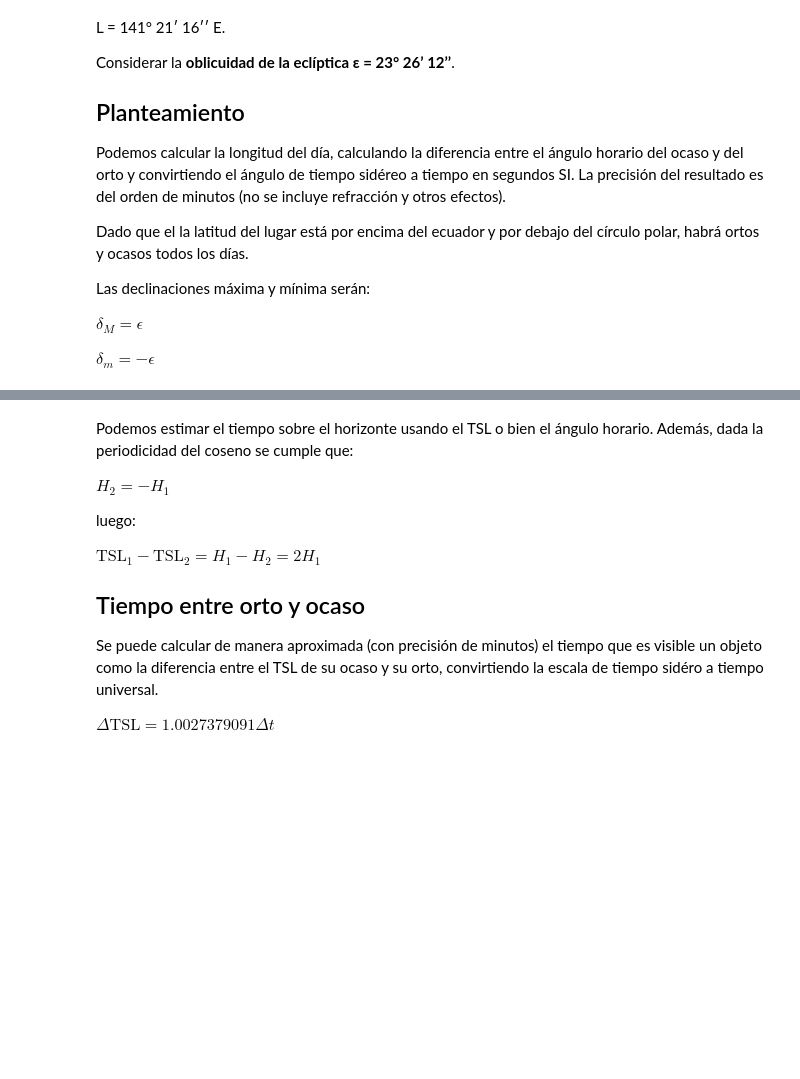
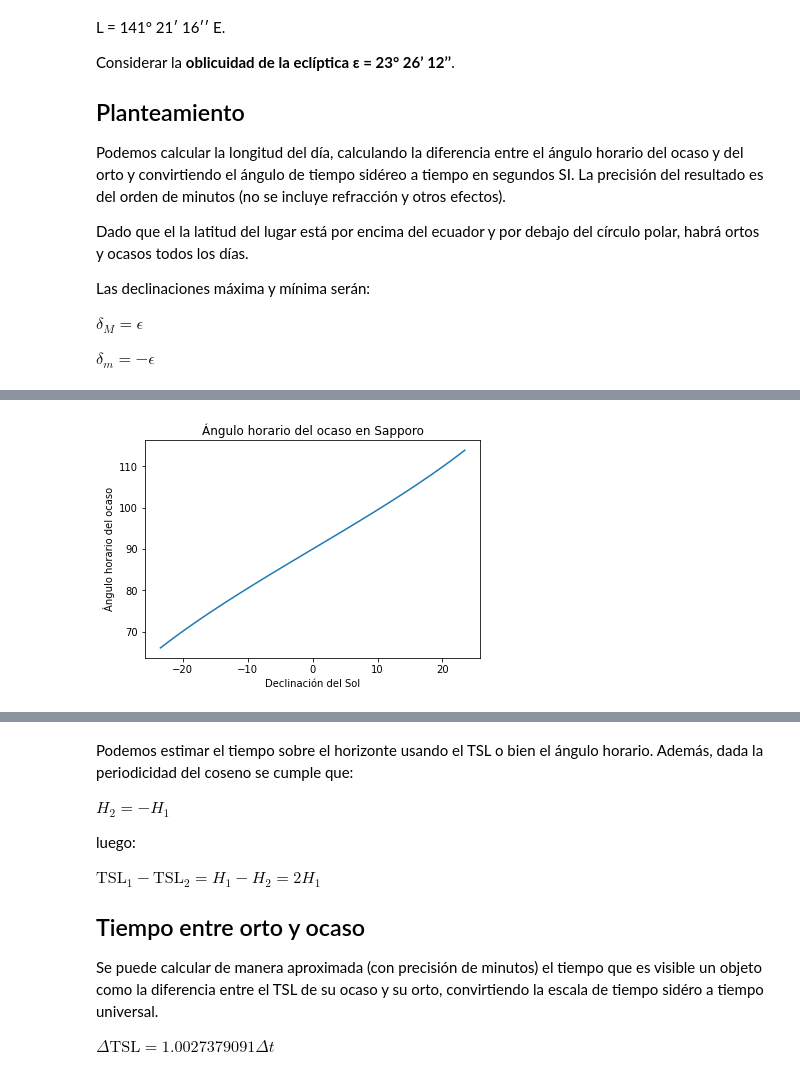
Before and after one commit to sergiopasra/ao-notebooks, a Jupyter notebook: ao_notebooks/problemas12/Problemas12-02.ipynb, the cells around one changed output, grey strips where cells are left out. Drawn from its saved outputs; the diff is of its cells as text; code cells hidden in the pictures; blank space fills up the shorter version.

```diff
--- a/ao_notebooks/problemas12/Problemas12-02.ipynb
+++ b/ao_notebooks/problemas12/Problemas12-02.ipynb
@@ -38,3 +44,13 @@ $\cos H = - \tan \delta \tan \phi $
+# %%
+x_delta = np.linspace(dec_m, dec_M)
+y_ha = np.arccos(-np.tan(x_delta) * np.tan(lat))
+
+plt.plot(x_delta, y_ha.to_value('deg'))
+plt.title("Ángulo horario del ocaso en Sapporo")
+plt.xlabel("Declinación del Sol")
+plt.ylabel("Ángulo horario del ocaso");
+# %% [output]
+[figure, added]
 # %%
 cos_h_M = -np.tan(dec_M) * np.tan(lat)
 h_M = Angle(np.arccos(cos_h_M))
```
Also changed, not shown: parts of 8 cells of this notebook.
